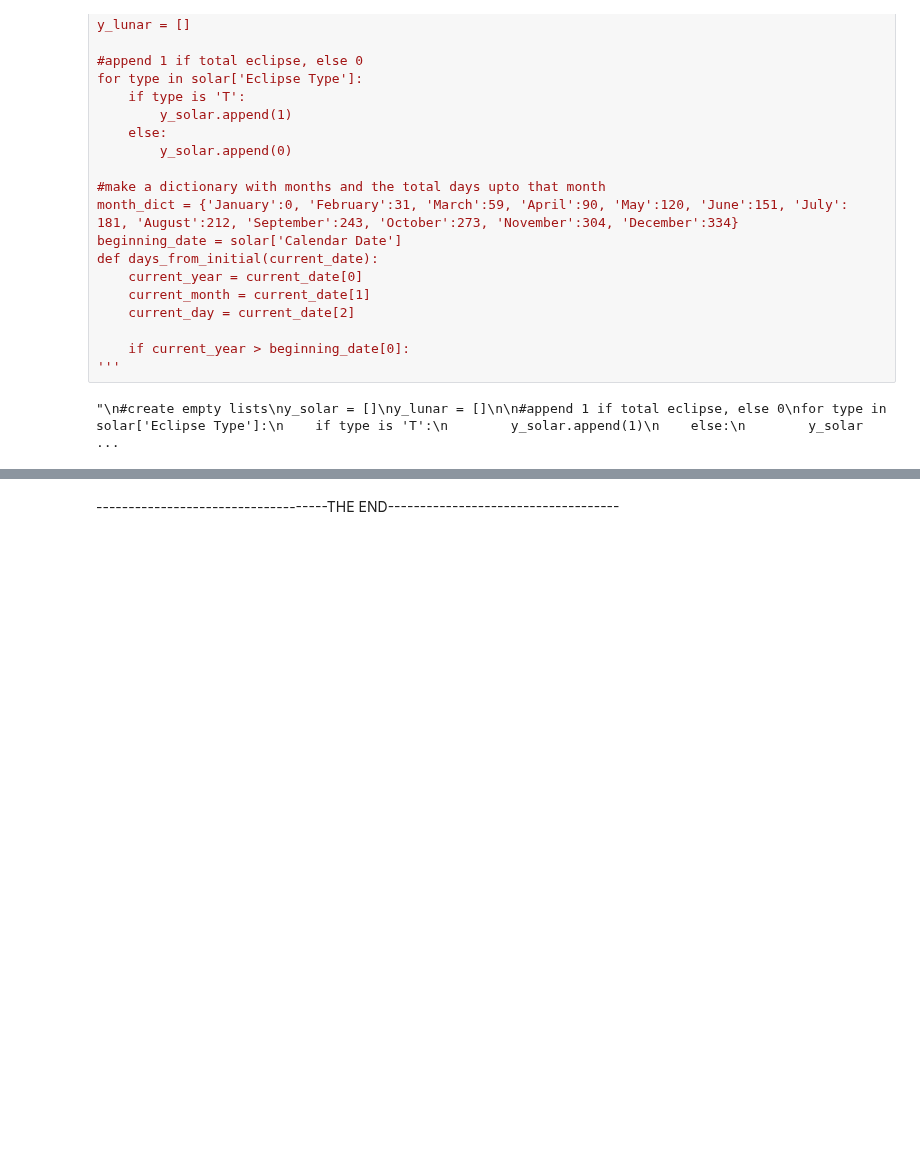
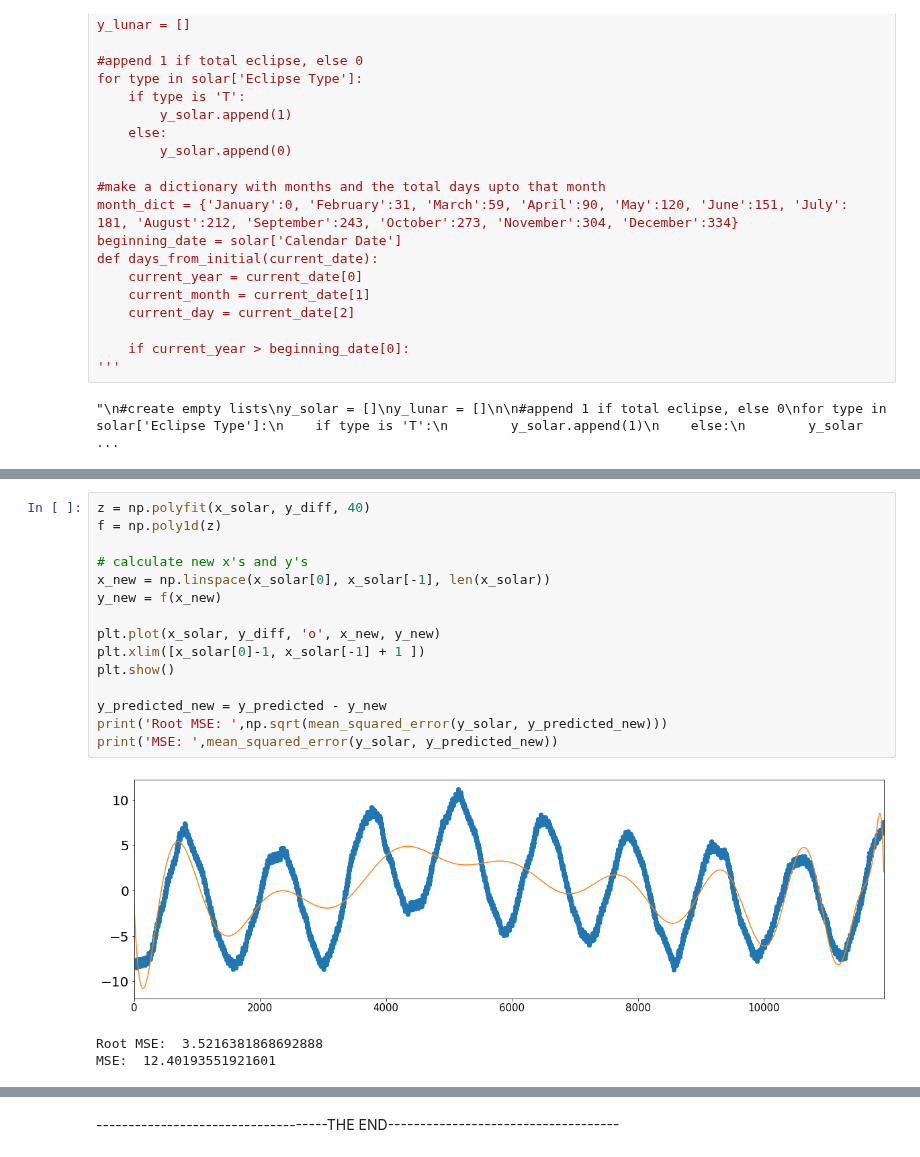
Before and after one commit to rachelraikar/Capstone1-Eclipses, a Jupyter notebook: Solar-and-Lunar-Eclipse-Capstone.ipynb, the cells around one changed output, grey strips where cells are left out. Cells and saved outputs as stored; diff of their text form; blank space fills up the shorter version.

```diff
--- a/Solar-and-Lunar-Eclipse-Capstone.ipynb
+++ b/Solar-and-Lunar-Eclipse-Capstone.ipynb
@@ -666,0 +715,19 @@ _ = plt.show()
+# %%
+z = np.polyfit(x_solar, y_diff, 40)
+f = np.poly1d(z)
+
+# calculate new x's and y's
+x_new = np.linspace(x_solar[0], x_solar[-1], len(x_solar))
+y_new = f(x_new)
+
+plt.plot(x_solar, y_diff, 'o', x_new, y_new)
+plt.xlim([x_solar[0]-1, x_solar[-1] + 1 ])
+plt.show()
+
+y_predicted_new = y_predicted - y_new
+print('Root MSE: ',np.sqrt(mean_squared_error(y_solar, y_predicted_new)))
+print('MSE: ',mean_squared_error(y_solar, y_predicted_new))
+# %% [output]
+[figure, added]
+Root MSE:  3.5216381868692888
+MSE:  12.40193551921601
```
Also changed, not shown: parts of 26 cells of this notebook.
